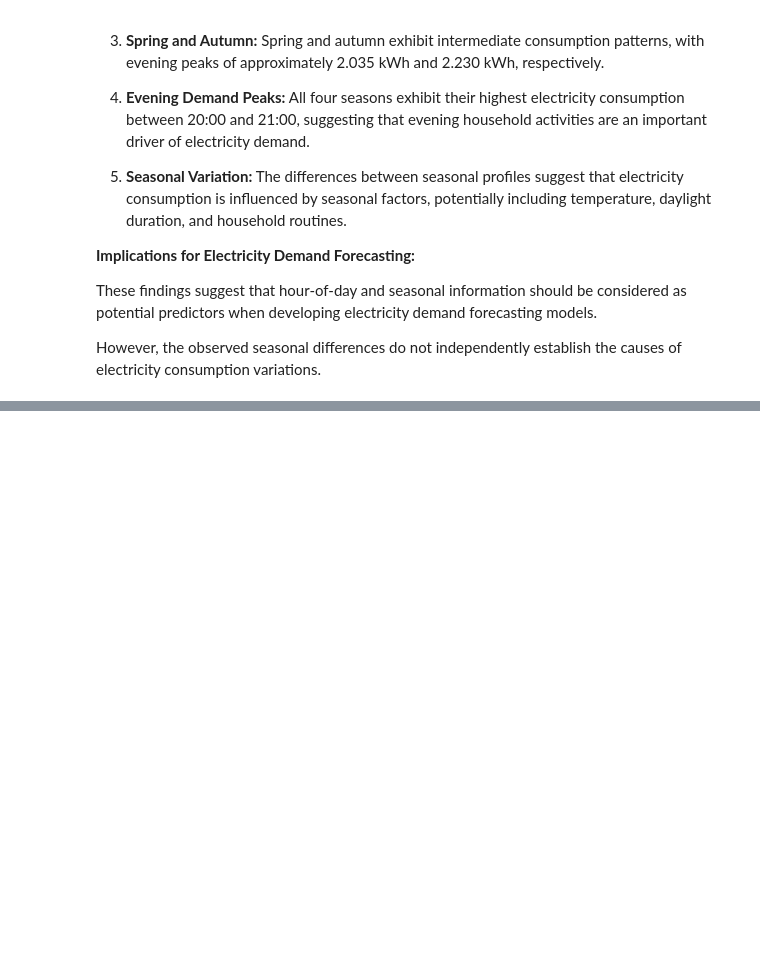
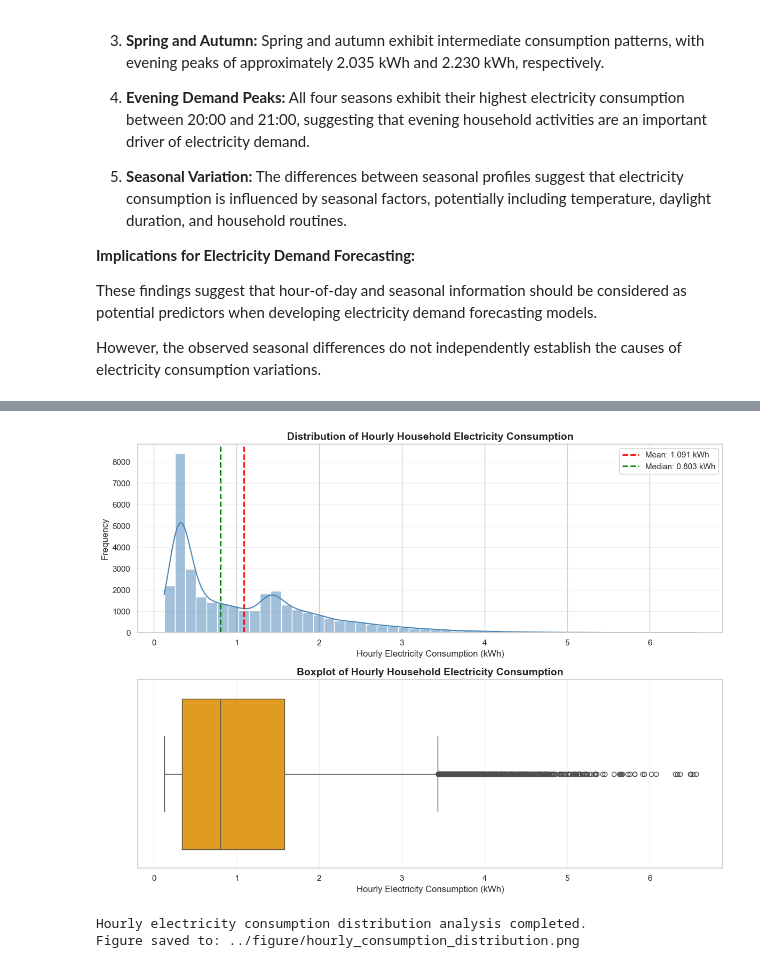
Before and after one commit to damisar/Household_Electricity_Consumption_Analysis_and_Forecasting, a Jupyter notebook: notebook/Household_Electricity_Consumption_Analysis_and_Forecasting.ipynb, the cells around one changed output, grey strips where cells are left out. Cells and saved outputs as stored; diff of their text form; code cells hidden in the pictures; blank space fills up the shorter version.

Commit message:
Complete hourly electricity consumption distribution analysis

```diff
--- a/notebook/Household_Electricity_Consumption_Analysis_and_Forecasting.ipynb
+++ b/notebook/Household_Electricity_Consumption_Analysis_and_Forecasting.ipynb
@@ -2541,0 +2621,78 @@ establish the causes of electricity consumption variations.
+# %%
+
+# Section 5.4.3 - Distribution of Hourly Electricity Consumption
+
+import matplotlib.pyplot as plt
+import seaborn as sns
+
+# Reuse the validated hourly consumption series
+hourly_consumption = hourly_complete["Energy_kWh"].dropna()
+
+# Create histogram and boxplot
+fig, axes = plt.subplots(2, 1, figsize=(12, 9))
+
+# Histogram
+sns.histplot(
+    hourly_consumption,
+    bins=50,
+    kde=True,
+    color="steelblue",
+    edgecolor="white",
+    ax=axes[0]
+)
+
+axes[0].axvline(
+    hourly_consumption.mean(),
+    color="red",
+    linestyle="--",
+    linewidth=2,
+    label=f"Mean: {hourly_consumption.mean():.3f} kWh"
+)
+
+axes[0].axvline(
+    hourly_consumption.median(),
+    color="green",
+    linestyle="--",
+    linewidth=2,
+    label=f"Median: {hourly_consumption.median():.3f} kWh"
+)
+
+axes[0].set_title(
+    "Distribution of Hourly Household Electricity Consumption",
+    fontsize=14,
+    fontweight="bold"
+)
+axes[0].set_xlabel("Hourly Electricity Consumption (kWh)")
+axes[0].set_ylabel("Frequency")
+axes[0].legend()
+axes[0].grid(axis="y", alpha=0.3)
+
+# Boxplot
+sns.boxplot(
+    x=hourly_consumption,
+    color="orange",
+    ax=axes[1]
+)
+
+axes[1].set_title(
+    "Boxplot of Hourly Household Electricity Consumption",
+    fontsize=14,
+    fontweight="bold"
+)
+axes[1].set_xlabel("Hourly Electricity Consumption (kWh)")
+axes[1].grid(axis="x", alpha=0.3)
+
+plt.tight_layout()
+
+# Save figure
+figure_path = "../figure/hourly_consumption_distribution.png"
+plt.savefig(figure_path, dpi=300, bbox_inches="tight")
+
+plt.show()
+
+print("Hourly electricity consumption distribution analysis completed.")
+print(f"Figure saved to: {figure_path}")
+# %% [output]
+[figure, added]
+Hourly electricity consumption distribution analysis completed.
+Figure saved to: ../figure/hourly_consumption_distribution.png
```
Also changed, not shown: parts of 7 cells of this notebook, 1 other file.
